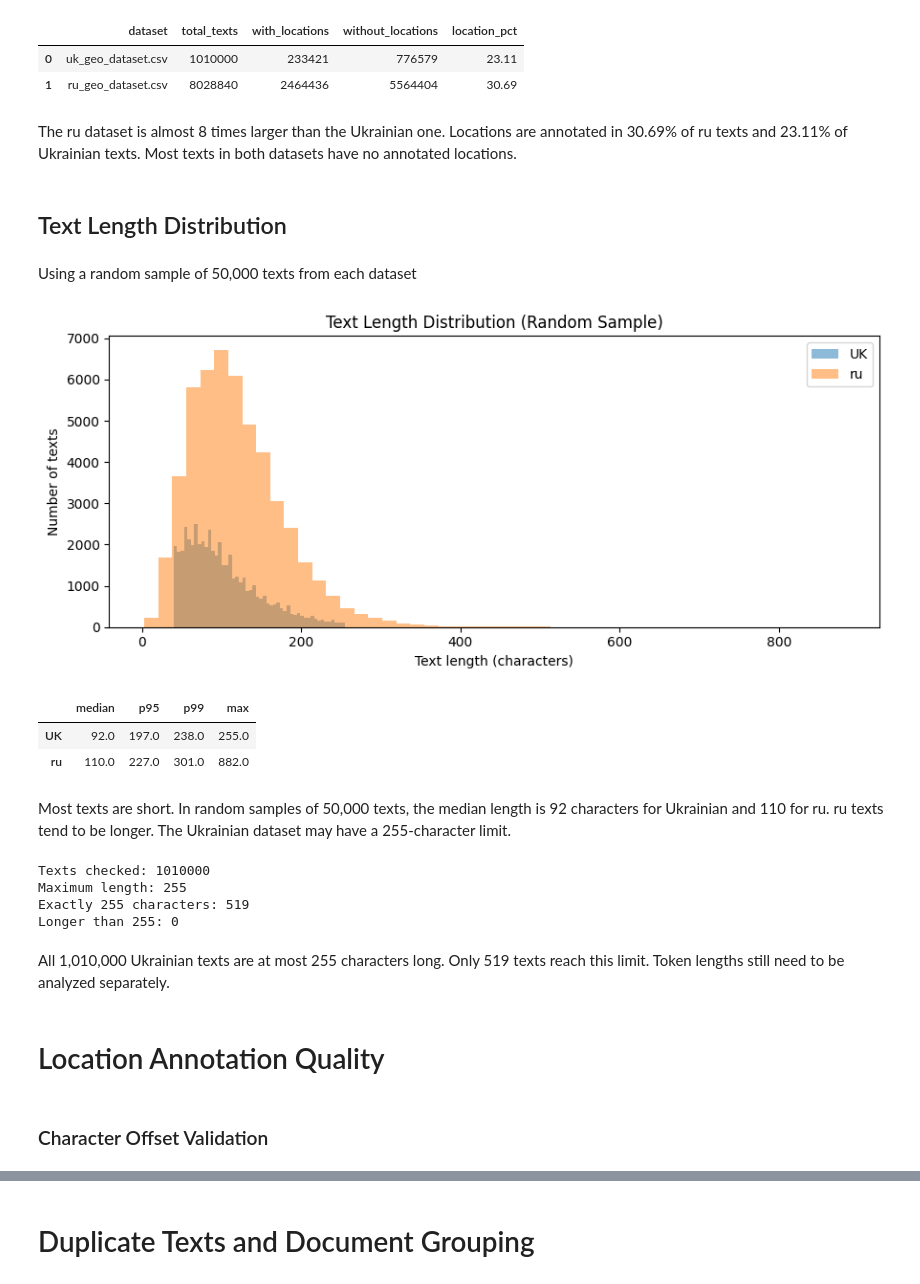
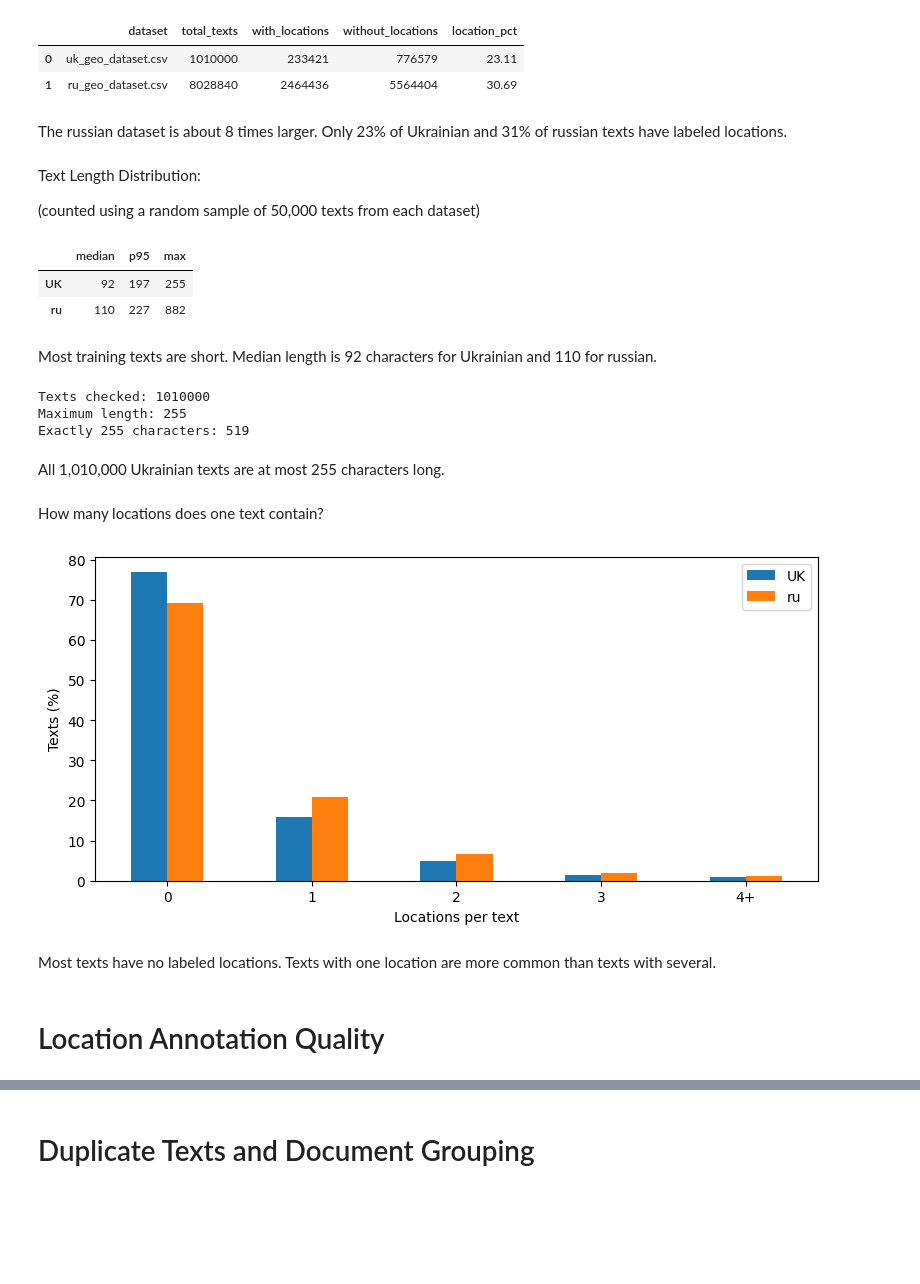
Before and after one commit to dkalchenko01/UA-Locations-NER-Deep-Learning, a Jupyter notebook: notebooks/01_eda.ipynb, the cells around one changed output, grey strips where cells are left out. Cells and saved outputs as stored; diff of their text form; code cells hidden in the pictures; blank space fills up the shorter version.

```diff
--- a/notebooks/01_eda.ipynb
+++ b/notebooks/01_eda.ipynb
@@ -228,56 +220,54 @@ display(coverage)
 |  | dataset | total_texts | with_locations | without_locations | location_pct |
 | 0 | uk_geo_dataset.csv | 1010000 | 233421 | 776579 | 23.11 |
 | 1 | ru_geo_dataset.csv | 8028840 | 2464436 | 5564404 | 30.69 |
-# %% [markdown]
-The ru dataset is almost 8 times larger than the Ukrainian one. Locations are annotated in 30.69% of ru texts and 23.11% of Ukrainian texts. Most texts in both datasets have no annotated locations.
-# %% [markdown]
-## Text Length Distribution
+# %% [markdown]
+The russian dataset is about 8 times larger. Only 23% of Ukrainian and 31% of russian texts have labeled locations.
 # %% [markdown]
-Using a random sample of 50,000 texts from each dataset
+Text Length Distribution:
+
+ (counted using a random sample of 50,000 texts from each dataset)
-# %%
-fig, ax = plt.subplots(figsize=(9, 4))
-
-for label, values in lengths.items():
-    ax.hist(values, bins=50, alpha=0.5, label=label)
-
-ax.set_title("Text Length Distribution (Random Sample)")
-ax.set_xlabel("Text length (characters)")
-ax.set_ylabel("Number of texts")
-ax.legend()
-
-plt.tight_layout()
-plt.show()
-
-display(pd.DataFrame({
-    label: {
-        "median": values.median(),
-        "p95": values.quantile(0.95),
-        "p99": values.quantile(0.99),
-        "max": values.max()
-    }
-    for label, values in lengths.items()
-}).T.round(1))
-# %% [output]
-[figure, removed]
-|  | median | p95 | p99 | max |
-| UK | 92.0 | 197.0 | 238.0 | 255.0 |
-| ru | 110.0 | 227.0 | 301.0 | 882.0 |
+# %%
+pd.DataFrame({label: {
+        "median": values.median(),
+        "p95": values.quantile(0.95),
+        "max": values.max()} for label, values in lengths.items()}).T.round(0).astype(int)
+# %% [output]
+|  | median | p95 | max |
+| UK | 92 | 197 | 255 |
+| ru | 110 | 227 | 882 |
 # %% [markdown]
-Most texts are short. In random samples of 50,000 texts, the median length is 92 characters for Ukrainian and 110 for ru. ru texts tend to be longer. The Ukrainian dataset may have a 255-character limit.
+Most training texts are short. Median length is 92 characters for Ukrainian and 110 for russian.
 # %%
 total, max_length, at_255, over_255 = scans["UK"]["uk_limit"]
 print("Texts checked:", total)
 print("Maximum length:", max_length)
 print("Exactly 255 characters:", at_255)
-print("Longer than 255:", over_255)
 # %% [output]
 Texts checked: 1010000
 Maximum length: 255
 Exactly 255 characters: 519
-Longer than 255: 0
 # %% [markdown]
-All 1,010,000 Ukrainian texts are at most 255 characters long. Only 519 texts reach this limit. Token lengths still need to be analyzed separately.
+All 1,010,000 Ukrainian texts are at most 255 characters long.
+# %% [markdown]
+How many locations does one text contain?
+# %%
+distribution = {}
+for label, result in scans.items():
+  counts = pd.Series(result["loc_counts"])
+  counts = counts.groupby(counts.index.to_series().clip(upper=4)).sum()
+  distribution[label] = counts / counts.sum() * 100
+
+table = pd.DataFrame(distribution).reindex(range(5)).fillna(0)
+table.index = ["0", "1", "2", "3", "4+"]
+
+ax = table.plot.bar(figsize=(8, 4), rot=0)
+ax.set_xlabel("Locations per text")
+ax.set_ylabel("Texts (%)")
+plt.tight_layout()
+plt.show()
+# %% [output]
+[figure, added]
+# %% [markdown]
+Most texts have no labeled locations. Texts with one location are more common than texts with several.
 # %% [markdown]
 # Location Annotation Quality
-# %% [markdown]
-### Character Offset Validation
```
Also changed, not shown: parts of 92 cells of this notebook.
